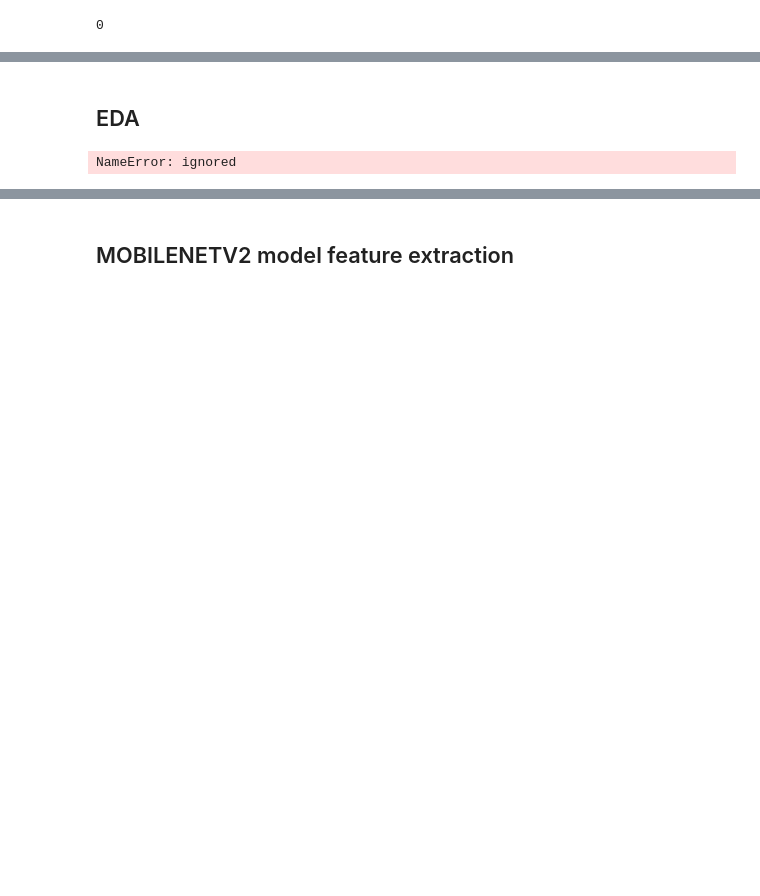
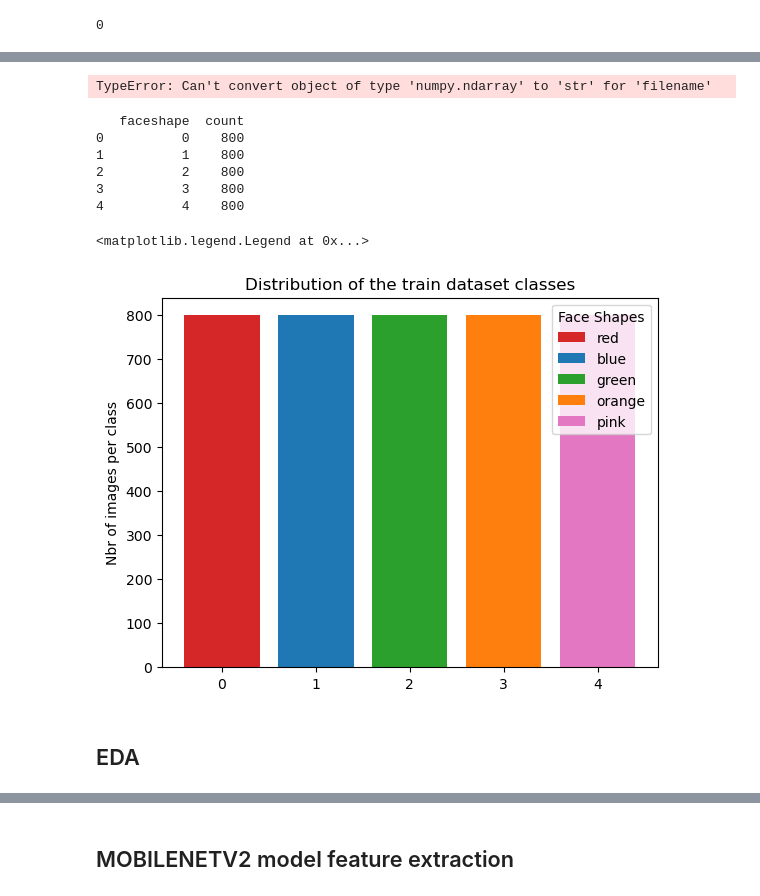
Before and after one commit to maurlco/FaceShape_classifier, a Jupyter notebook: FaceShape_classifier.ipynb, the cells around one changed output, grey strips where cells are left out. Drawn from its saved outputs; the diff is of its cells as text; code cells hidden in the pictures; blank space fills up the shorter version.

```diff
--- a/FaceShape_classifier.ipynb
+++ b/FaceShape_classifier.ipynb
@@ -125,29 +172,41 @@ df_test.groupby('faceshape').count()
 def check_image_dimensions(df):
     unique_shapes = set()
     for idx, row in df.iterrows():
-        img = cv2.imread(row['files'])
+        img = cv2.imread(row['images'])
         if img is not None:
             unique_shapes.add(img.shape)
         else:
-            print(f"Failed to load image at path: {row['files']}")
+            print(f"Failed to load image at path: {row['images']}")
     return unique_shapes
 
 print(check_image_dimensions(df_train))
+# %% [output]
+TypeError: Can't convert object of type 'numpy.ndarray' to 'str' for 'filename'
 # %%
-y_smotedf = pd.DataFrame(data=y_smote, columns=['faceshape'])
-faceshapes_df = y_smotedf.groupby('faceshape').size().reset_index(name='count')
-print(faceshapes_df)
+y_smote_df_train = pd.DataFrame(data=y_smote_train, columns=['faceshape'])
+faceshapes_df_train = y_smote_df_train.groupby('faceshape').size().reset_index(name='count')
+print(faceshapes_df_train)
+# %% [output]
+   faceshape  count
+0          0    800
+1          1    800
+2          2    800
+3          3    800
+4          4    800
 # %%
 fig, ax = plt.subplots()
 
 bar_labels = ['red', 'blue', 'green', 'orange','pink' ]
 bar_colors = ['tab:red', 'tab:blue', 'tab:green', 'tab:orange', 'tab:pink']
 
-ax.bar(faceshapes_df['faceshape'], faceshapes_df['count'], label=bar_labels, color=bar_colors)
+ax.bar(faceshapes_df_train['faceshape'], faceshapes_df_train['count'], label=bar_labels, color=bar_colors)
 
-ax.set_ylabel('fruit supply')
-ax.set_title('Fruit supply by kind and color')
-ax.legend(title='Fruit color')
+ax.set_ylabel('Nbr of images per class')
+ax.set_title('Distribution of the train dataset classes')
+ax.legend(title='Face Shapes')
+# %% [output]
+<matplotlib.legend.Legend at 0x...>
+[figure, added]
 # %% [markdown]
 ## EDA
 # %%
@@ -157,9 +216,3 @@ y_smote_categorical = tf.keras.utils.to_categorical(y_smote, num_classes=5)
-# %%
-del X_smote, y_smote, X_smote_i
-import gc
-gc.collect()
-# %% [output]
-NameError: ignored
 # %%
 BATCH_SIZE = 32
 IMG_SIZE = (224, 224)
```
Also changed, not shown: parts of 30 cells of this notebook, 4 other files.
